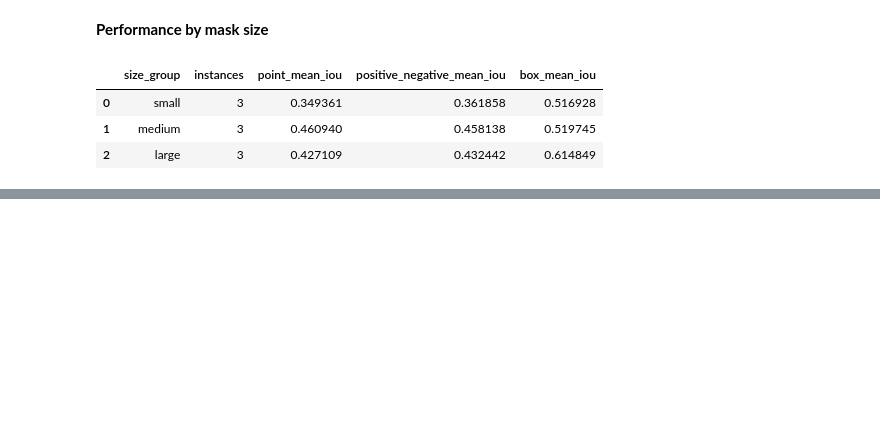
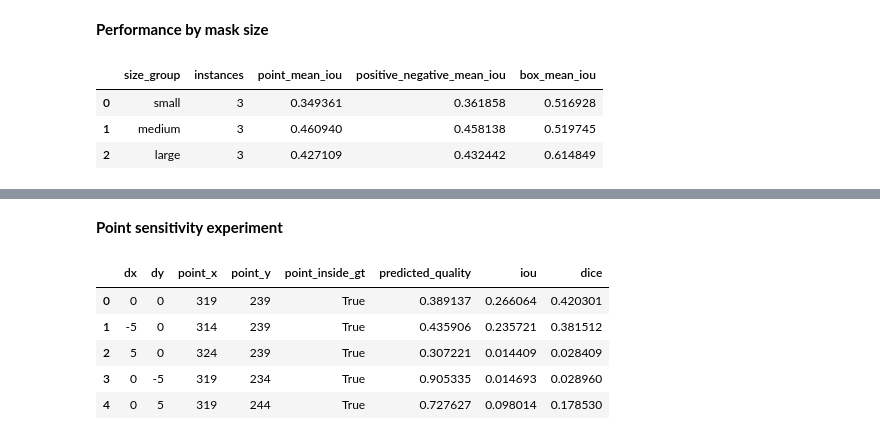
Before and after one commit to mdmohsin212/modern-vision-multimodal-lab, a Jupyter notebook: Vision/02_segmentation/sam_and_model_clinic.ipynb, the cells around one changed output, grey strips where cells are left out. Cells and saved outputs as stored; diff of their text form; code cells hidden in the pictures; blank space fills up the shorter version.

```diff
--- a/Vision/02_segmentation/sam_and_model_clinic.ipynb
+++ b/Vision/02_segmentation/sam_and_model_clinic.ipynb
@@ -758,0 +774,14 @@ size_summary
+# %%
+demo_record = selected_instances.iloc[len(selected_instances) // 2]
+
+demo_image, demo_instances = load_instance_masks(
+    Path(demo_record["image_path"]),
+    Path(demo_record["label_path"]),
+)
+
+demo_index = int(demo_record["instance_index"])
+demo_gt = demo_instances[demo_index]
+
+demo_positive = find_positive_point(demo_gt)
+demo_negative = find_negative_point(demo_gt)
+demo_box = mask_to_box(demo_gt)
@@ -758,0 +976,2 @@ size_summary
+# %% [markdown]
+**Point sensitivity experiment**
@@ -758,0 +1032,14 @@ size_summary
+# %%
+sensitivity_table = pd.DataFrame(sensitivity_rows)
+
+sensitivity_path = OUTPUT_ROOT / "sam2_prompt_sensitivity.csv"
+sensitivity_table.to_csv(sensitivity_path, index=False)
+
+sensitivity_table
+# %% [output]
+|  | dx | dy | point_x | point_y | point_inside_gt | predicted_quality | iou | dice |
+| 0 | 0 | 0 | 319 | 239 | True | 0.389137 | 0.266064 | 0.420301 |
+| 1 | -5 | 0 | 314 | 239 | True | 0.435906 | 0.235721 | 0.381512 |
+| 2 | 5 | 0 | 324 | 239 | True | 0.307221 | 0.014409 | 0.028409 |
+| 3 | 0 | -5 | 319 | 234 | True | 0.905335 | 0.014693 | 0.028960 |
+| 4 | 0 | 5 | 319 | 244 | True | 0.727627 | 0.098014 | 0.178530 |
```
Also changed, not shown: parts of 22 cells of this notebook.
